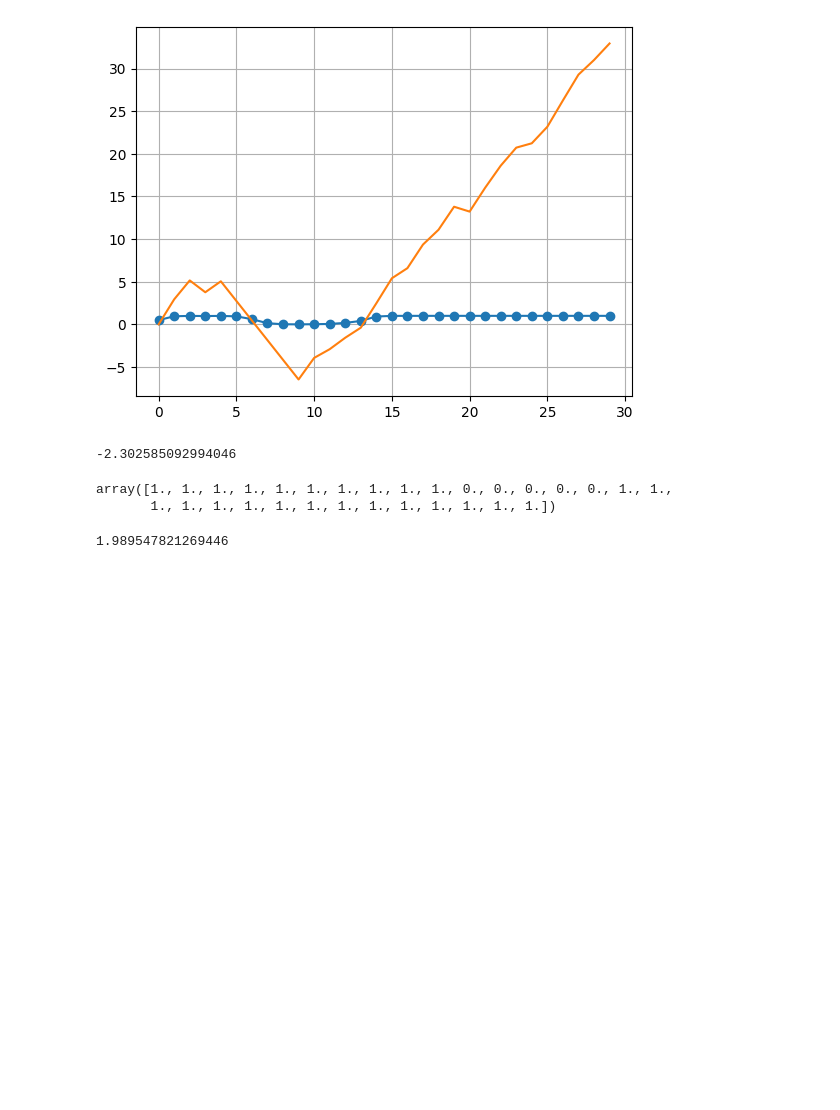
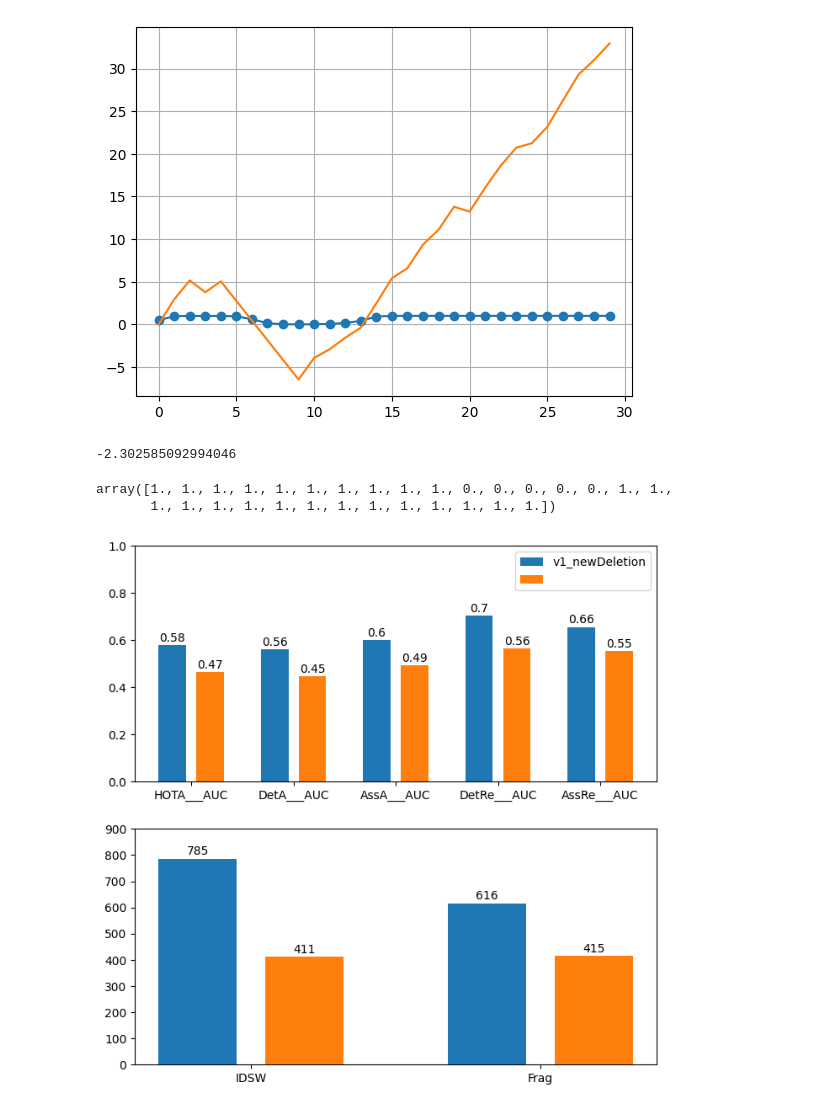
Before and after one commit to trujilloRJ/cv_sandbox, a Jupyter notebook: main.ipynb, the cells around one changed output. Cells and saved outputs as stored; diff of their text form; code cells hidden in the pictures; blank space fills up the shorter version.

Commit message:
added comparative plot for trackers assessment

```diff
--- a/main.ipynb
+++ b/main.ipynb
@@ -89,7 +89,62 @@ hit_vector
 # %% [output]
 array([1., 1., 1., 1., 1., 1., 1., 1., 1., 1., 0., 0., 0., 0., 0., 1., 1.,
        1., 1., 1., 1., 1., 1., 1., 1., 1., 1., 1., 1., 1.])
-# %%
-np.log(Pd/((2*np.pi)**(z_dim) * Bft * np.sqrt(np.linalg.det(S))))
-# %% [output]
-1.989547821269446
+# %%
+import pandas as pd
+import numpy as np
+import matplotlib.pyplot as plt
+
+# TRACKER_NAME = 'customSORT_pa_lowr_exfov'
+TRK1_NAME = 'customSORT_v1_newDeletion'
+TRK2_NAME = 'customSORT'
+RESULTS_FOLDER = f'data/tracks'
+CLASS = "pedestrian"   # car, pedestrian
+COLS = ['HOTA', 'MOTA', 'IDSW', 'IDTP', 'IDFN', 'IDFP', 'DetA', 'AssA', 'DetRe', 'DetPr', 'AssRe', 'AssPr', 'Dets', 'GT_Dets', 'IDs', 'GT_IDs']
+
+class_ = "car"
+cols_detailed = ['seq', 'HOTA___AUC', 'IDSW', 'Frag', 'GT_IDs']
+res_1 = pd.read_csv(f'{RESULTS_FOLDER}/{TRK1_NAME}/{class_}_detailed.csv', sep=",")
+res_2 = pd.read_csv(f'{RESULTS_FOLDER}/{TRK2_NAME}/{class_}_detailed.csv', sep=",")
+res_1 = res_1.loc[res_1["seq"]=="COMBINED", :].reset_index()
+res_2 = res_2.loc[res_2["seq"]=="COMBINED", :].reset_index()
+# %%
+get_trk_suffix = lambda x: "_".join(x.split("_")[1:])
+
+def autolabel(rects, as_int = False):
+    for rect in rects:
+        h = rect.get_height()
+        h_viz = str(int(h)) if as_int else str(round(h, 2))
+        ax.text(rect.get_x()+rect.get_width()/2., 1.01*h, h_viz,
+                ha='center', va='bottom')
+
+def plot_comparison_bars(ax, res_1, res_2, metrics, bar_width):
+    bar_ind = np.arange(len(metrics))
+    bar_offset = bar_width + 0.1
+    rects1 = ax.bar(bar_ind, list(res_1.loc[0, metrics].values), bar_width)
+    rects2 = ax.bar(bar_ind + bar_offset, list(res_2.loc[0, metrics].values), bar_width)
+    ax.set_xticks(bar_ind + bar_offset/2)
+    ax.set_xticklabels(metrics)
+    return rects1, rects2
+
+overall_metrics = ["HOTA___AUC", "DetA___AUC", "AssA___AUC", "DetRe___AUC", "AssRe___AUC"]
+absolute_metrics= ["IDSW", "Frag"]
+metrics = overall_metrics
+bar_width = 0.27
+
+plot_config = [
+    {"metrics": overall_metrics, "as_int": False, "top": 1},
+    {"metrics": absolute_metrics, "as_int": True, "top": 900},
+]
+
+fig, axes = plt.subplots(figsize=(8, 8), nrows=2)
+for i, pconf in enumerate(plot_config):
+    ax = axes[i]
+    metrics = pconf["metrics"]
+    r1, r2 = plot_comparison_bars(ax, res_1, res_2, pconf["metrics"], bar_width)
+    if i == 0:
+        ax.legend((r1[0], r2[0]), (get_trk_suffix(TRK1_NAME), get_trk_suffix(TRK2_NAME)))
+    ax.set_ylim(top = pconf["top"])
+    autolabel(r1, pconf["as_int"])
+    autolabel(r2, pconf["as_int"])
+# %% [output]
+[figure, added]
```
Also changed, not shown: parts of 1 cell of this notebook, 1 other file.
